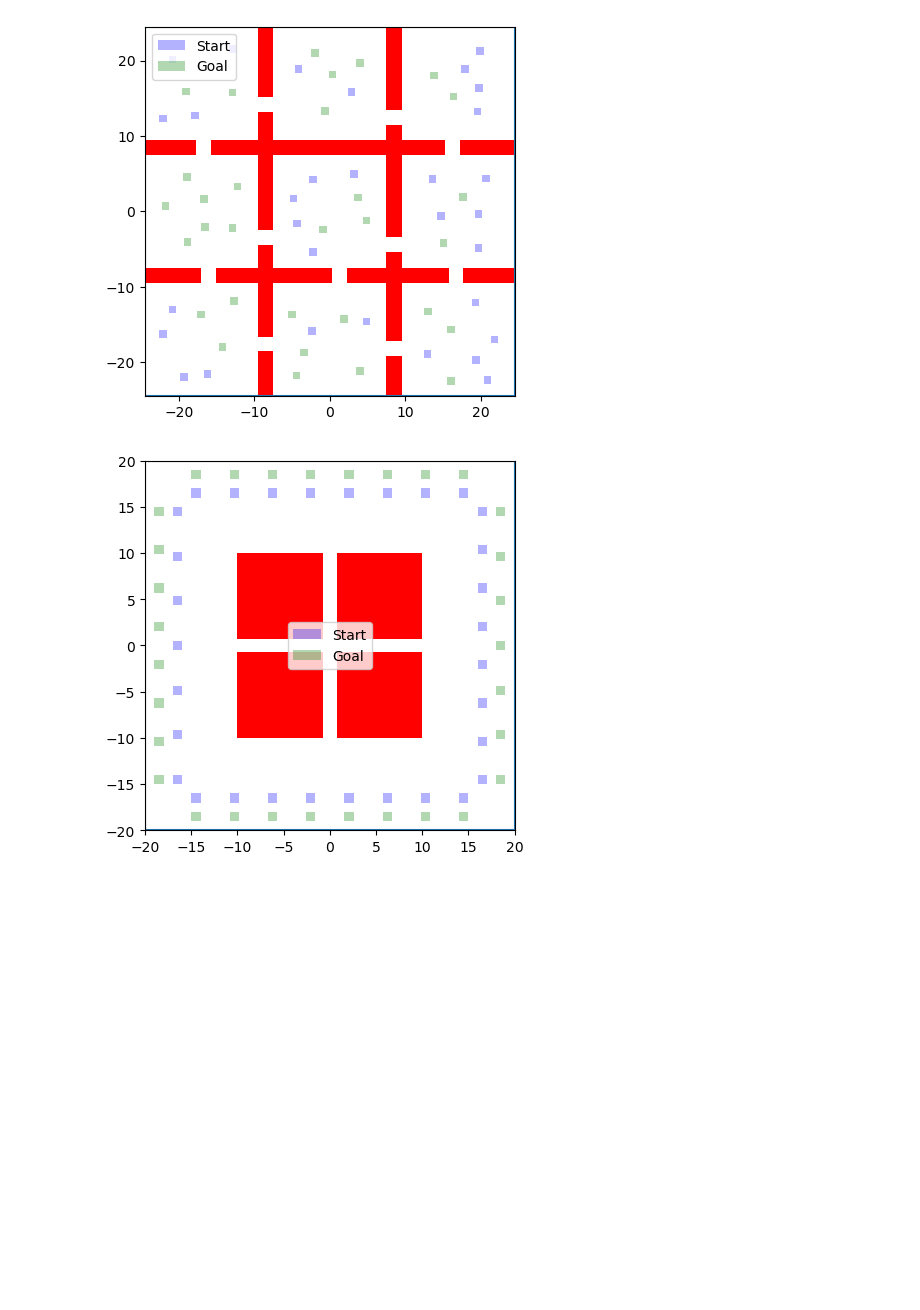
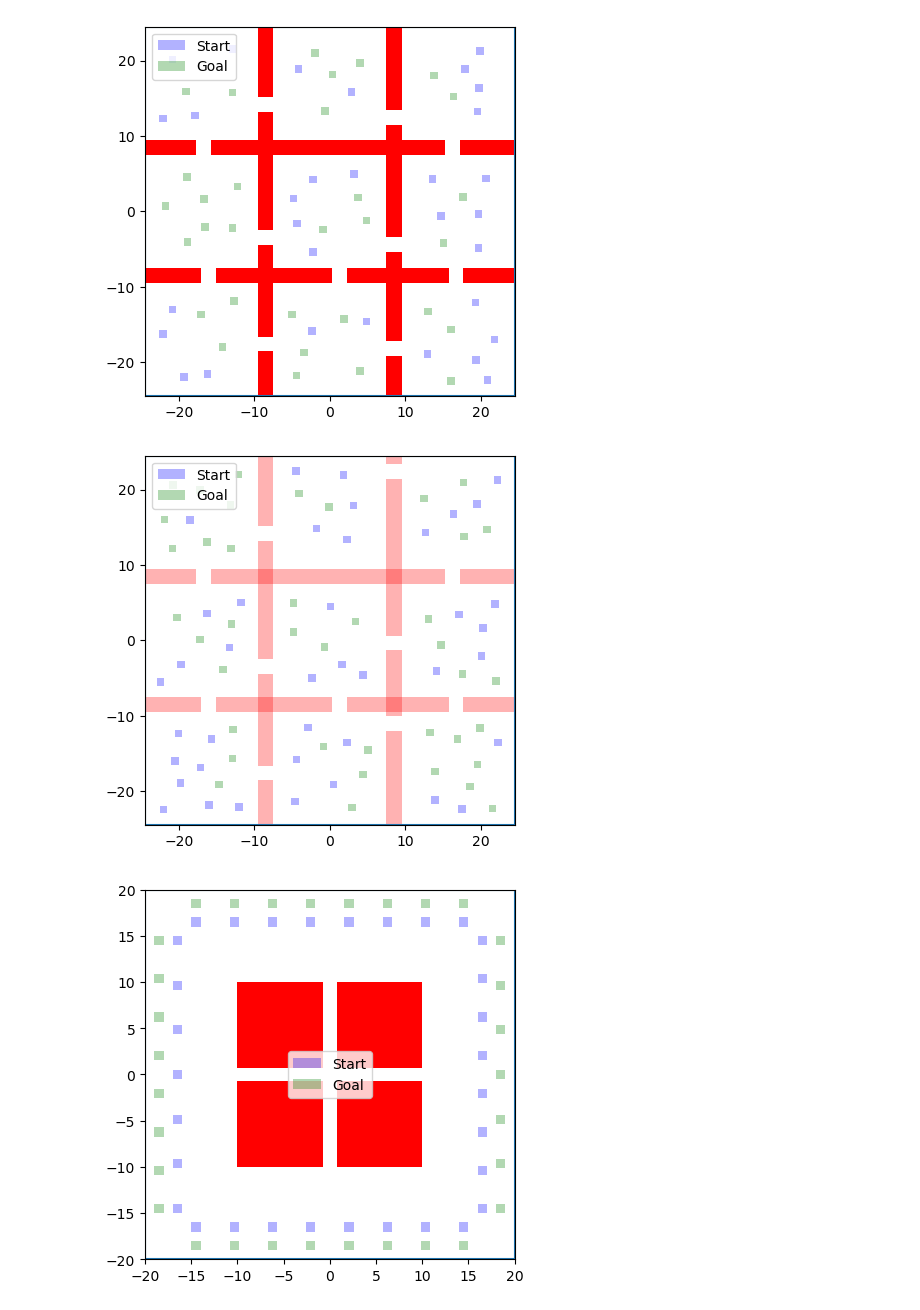
Before and after one commit to CoNG-harvard/PA-Nav, a Jupyter notebook: Experiments/MILP/env_prep.ipynb, the cells around one changed output. Cells and saved outputs as stored; diff of their text form; code cells hidden in the pictures; blank space fills up the shorter version.

```diff
--- a/Experiments/MILP/env_prep.ipynb
+++ b/Experiments/MILP/env_prep.ipynb
@@ -16,18 +16,29 @@ The autoreload extension is already loaded. To reload it, use:
   %reload_ext autoreload
 # %%
 # Room Simplified
-
 n_agents = list(range(1,41,10))
 bloating_r = 0.5
 
-env = Room(n_col = 3, n_row = 3, cell_width=15,cell_height=15, N_agent=max(n_agents),gap_width=3.9*bloating_r)
+specs = {'n_col': 3,
+        'n_row' : 3,
+        'cell_width':15,
+        'cell_height':15,
+        'gap_width':3.9*bloating_r}
+
+env = Room(**specs, N_agent=max(n_agents))
 draw_env(env,obs_alpha=1.0)
 
+env_info = {'specs':specs,'constructor':Room}
 env_name = 'Room'
 with open('./envs/{}.pkl'.format(env_name),'wb') as f:
-    pkl.dump(env,f)
+    pkl.dump(env_info,f)
 # %% [output]
 [figure]
+# %%
+env = env_info['constructor'](**env_info['specs'],N_agent=40)
+draw_env(env)
+# %% [output]
+[figure, added]
 # %%
 # Warehouse Simplified
 n_agents = list(range(1,41,10))
```
Also changed, not shown: parts of 4 cells of this notebook, 16 other files.
